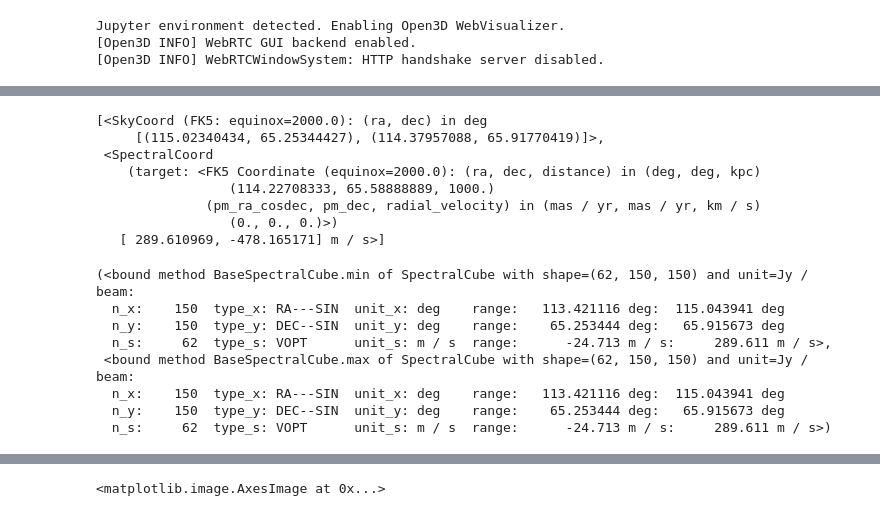
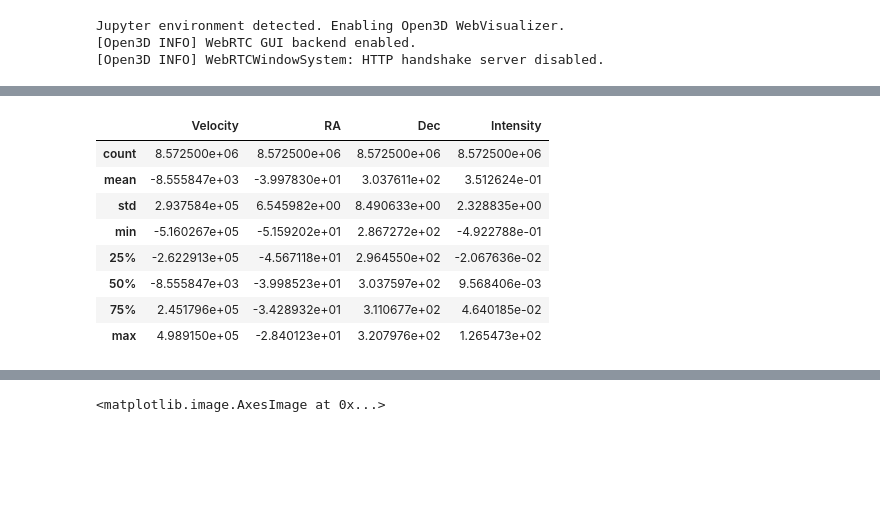
Before and after one commit to Astrovisio/data-experiments, a Jupyter notebook: test_fits2hdf.ipynb, the cells around one changed output, grey strips where cells are left out. Drawn from its saved outputs; the diff is of its cells as text; code cells hidden in the pictures; blank space fills up the shorter version.

Commit message:
Major fix in fits files visualization, now it correctly displays the values in a world coordinate system.

```diff
--- a/test_fits2hdf.ipynb
+++ b/test_fits2hdf.ipynb
@@ -12,5 +12,5 @@ Jupyter environment detected. Enabling Open3D WebVisualizer.
 [Open3D INFO] WebRTC GUI backend enabled.
 [Open3D INFO] WebRTCWindowSystem: HTTP handshake server disabled.
 # %%
-fits_path = ".data/other_data/ngc2403_fixed.fits"
+fits_path = ".data/other_data/reduced_TAN_C14.fits"
 hdul = fits.open(fits_path)
@@ -49,5 +17,3 @@ hdul[0].data.shape
 # %%
 cube = SpectralCube.read(fits_path)
 moment = cube[:].moment(order=1)
-# %%
-velo, dec, ra = cube.world[:]
@@ -62,31 +20,43 @@ str(velo.max())
-# %%
-()# Get pixel shape
-nx, ny = cube.shape[1], cube.shape[2]  # Spatial axes (x, y)
-ns = cube.shape[0]  # Spectral axis (s)
-
-# Define pixel indices for the edges
-x_pixel = np.array([0, nx - 1])
-y_pixel = np.array([0, ny - 1])
-s_pixel = np.array([0, ns - 1])
-
-cube.wcs.pixel_to_world(s_pixel, x_pixel, y_pixel)
-# %% [output]
-[<SkyCoord (FK5: equinox=2000.0): (ra, dec) in deg
-     [(115.02340434, 65.25344427), (114.37957088, 65.91770419)]>,
- <SpectralCoord
-    (target: <FK5 Coordinate (equinox=2000.0): (ra, dec, distance) in (deg, deg, kpc)
-                 (114.22708333, 65.58888889, 1000.)
-              (pm_ra_cosdec, pm_dec, radial_velocity) in (mas / yr, mas / yr, km / s)
-                 (0., 0., 0.)>)
-   [ 289.610969, -478.165171] m / s>]
-# %%
-cube.min, cube.max
-# %% [output]
-(<bound method BaseSpectralCube.min of SpectralCube with shape=(62, 150, 150) and unit=Jy / beam:
-  n_x:    150  type_x: RA---SIN  unit_x: deg    range:   113.421116 deg:  115.043941 deg
-  n_y:    150  type_y: DEC--SIN  unit_y: deg    range:    65.253444 deg:   65.915673 deg
-  n_s:     62  type_s: VOPT      unit_s: m / s  range:      -24.713 m / s:     289.611 m / s>,
- <bound method BaseSpectralCube.max of SpectralCube with shape=(62, 150, 150) and unit=Jy / beam:
-  n_x:    150  type_x: RA---SIN  unit_x: deg    range:   113.421116 deg:  115.043941 deg
-  n_y:    150  type_y: DEC--SIN  unit_y: deg    range:    65.253444 deg:   65.915673 deg
-  n_s:     62  type_s: VOPT      unit_s: m / s  range:      -24.713 m / s:     289.611 m / s>)
+# %%
+def fits_to_dataframe(fits_file):
+    # Load the spectral cube
+    cube = SpectralCube.read(fits_file)
+
+    # Get the world coordinates for each pixel
+    world_coords = cube.world[:, :, :]
+
+    # Extract velocity, RA, and Dec from the world coordinates
+    velo = world_coords[0].value
+    ra = world_coords[1].value
+    dec = world_coords[2].value
+
+    # Flatten the data and coordinates
+    data_flat = cube.filled_data[:].value.flatten()
+    velo_flat = velo.flatten()
+    ra_flat = ra.flatten()
+    dec_flat = dec.flatten()
+
+    # Create a DataFrame
+    df = pd.DataFrame({
+        'Velocity': velo_flat,
+        'RA': ra_flat,
+        'Dec': dec_flat,
+        'Intensity': data_flat
+    })
+
+    return df
+# %%
+df = fits_to_dataframe(fits_path)
+df.dropna(inplace=True)
+# %%
+df.describe()
+# %% [output]
+|  | Velocity | RA | Dec | Intensity |
+| count | 8.572500e+06 | 8.572500e+06 | 8.572500e+06 | 8.572500e+06 |
+| mean | -8.555847e+03 | -3.997830e+01 | 3.037611e+02 | 3.512624e-01 |
+| std | 2.937584e+05 | 6.545982e+00 | 8.490633e+00 | 2.328835e+00 |
+| min | -5.160267e+05 | -5.159202e+01 | 2.867272e+02 | -4.922788e-01 |
+| 25% | -2.622913e+05 | -4.567118e+01 | 2.964550e+02 | -2.067636e-02 |
+| 50% | -8.555847e+03 | -3.998523e+01 | 3.037597e+02 | 9.568406e-03 |
+| 75% | 2.451796e+05 | -3.428932e+01 | 3.110677e+02 | 4.640185e-02 |
+| max | 4.989150e+05 | -2.840123e+01 | 3.207976e+02 | 1.265473e+02 |
```
Also changed, not shown: parts of 12 cells of this notebook.
